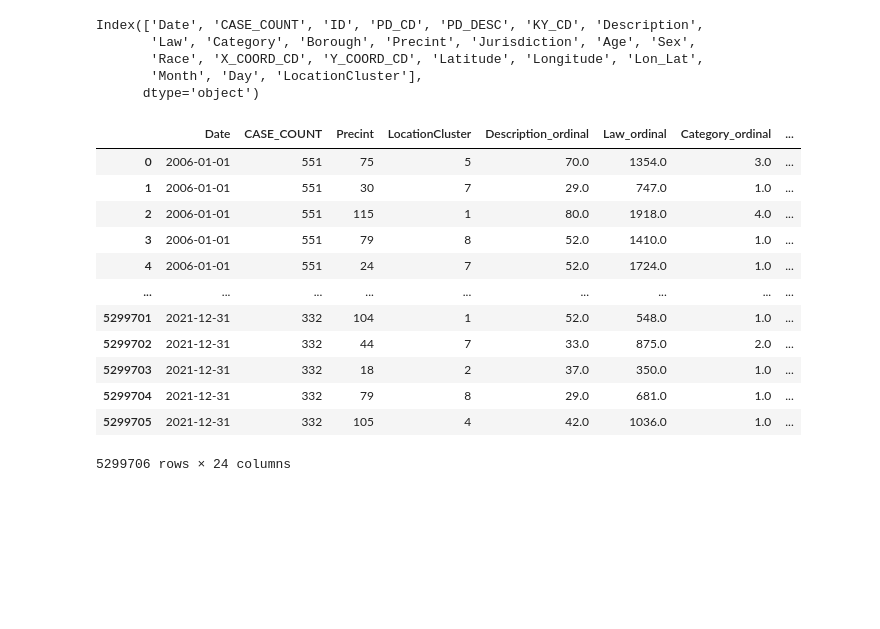
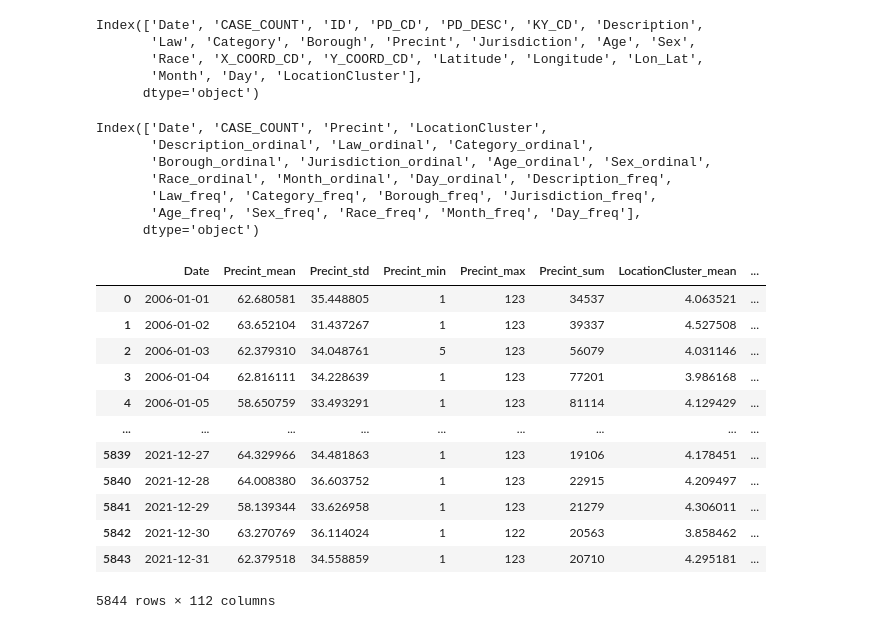
Before and after one commit to matiascapurroriver/predictivoAvanzado, a Jupyter notebook: deep_learning.ipynb, the cells around one changed output. Drawn from its saved outputs; the diff is of its cells as text; code cells hidden in the pictures; blank space fills up the shorter version.

```diff
--- a/deep_learning.ipynb
+++ b/deep_learning.ipynb
@@ -197,18 +197,12 @@ def trans_factores(df, vars_cat, var_clase):
 # %%
 df = trans_factores(df, vars_cat, var_clase)
 # %%
-df
+df.columns
 # %% [output]
-|  | Date | CASE_COUNT | Precint | LocationCluster | Description_ordinal | Law_ordinal | Category_ordinal | ... |
-| 0 | 2006-01-01 | 551 | 75 | 5 | 70.0 | 1354.0 | 3.0 | ... |
-| 1 | 2006-01-01 | 551 | 30 | 7 | 29.0 | 747.0 | 1.0 | ... |
-| 2 | 2006-01-01 | 551 | 115 | 1 | 80.0 | 1918.0 | 4.0 | ... |
-| 3 | 2006-01-01 | 551 | 79 | 8 | 52.0 | 1410.0 | 1.0 | ... |
-| 4 | 2006-01-01 | 551 | 24 | 7 | 52.0 | 1724.0 | 1.0 | ... |
-| ... | ... | ... | ... | ... | ... | ... | ... | ... |
-| 5299701 | 2021-12-31 | 332 | 104 | 1 | 52.0 | 548.0 | 1.0 | ... |
-| 5299702 | 2021-12-31 | 332 | 44 | 7 | 33.0 | 875.0 | 2.0 | ... |
-| 5299703 | 2021-12-31 | 332 | 18 | 2 | 37.0 | 350.0 | 1.0 | ... |
-| 5299704 | 2021-12-31 | 332 | 79 | 8 | 29.0 | 681.0 | 1.0 | ... |
-| 5299705 | 2021-12-31 | 332 | 105 | 4 | 42.0 | 1036.0 | 1.0 | ... |
-5299706 rows × 24 columns
+Index(['Date', 'CASE_COUNT', 'Precint', 'LocationCluster',
+       'Description_ordinal', 'Law_ordinal', 'Category_ordinal',
+       'Borough_ordinal', 'Jurisdiction_ordinal', 'Age_ordinal', 'Sex_ordinal',
+       'Race_ordinal', 'Month_ordinal', 'Day_ordinal', 'Description_freq',
+       'Law_freq', 'Category_freq', 'Borough_freq', 'Jurisdiction_freq',
+       'Age_freq', 'Sex_freq', 'Race_freq', 'Month_freq', 'Day_freq'],
+      dtype='object')
@@ -214,0 +233,16 @@ df
+# %%
+df_final
+# %% [output]
+|  | Date | Precint_mean | Precint_std | Precint_min | Precint_max | Precint_sum | LocationCluster_mean | ... |
+| 0 | 2006-01-01 | 62.680581 | 35.448805 | 1 | 123 | 34537 | 4.063521 | ... |
+| 1 | 2006-01-02 | 63.652104 | 31.437267 | 1 | 123 | 39337 | 4.527508 | ... |
+| 2 | 2006-01-03 | 62.379310 | 34.048761 | 5 | 123 | 56079 | 4.031146 | ... |
+| 3 | 2006-01-04 | 62.816111 | 34.228639 | 1 | 123 | 77201 | 3.986168 | ... |
+| 4 | 2006-01-05 | 58.650759 | 33.493291 | 1 | 123 | 81114 | 4.129429 | ... |
+| ... | ... | ... | ... | ... | ... | ... | ... | ... |
+| 5839 | 2021-12-27 | 64.329966 | 34.481863 | 1 | 123 | 19106 | 4.178451 | ... |
+| 5840 | 2021-12-28 | 64.008380 | 36.603752 | 1 | 123 | 22915 | 4.209497 | ... |
+| 5841 | 2021-12-29 | 58.139344 | 33.626958 | 1 | 123 | 21279 | 4.306011 | ... |
+| 5842 | 2021-12-30 | 63.270769 | 36.114024 | 1 | 122 | 20563 | 3.858462 | ... |
+| 5843 | 2021-12-31 | 62.379518 | 34.558859 | 1 | 123 | 20710 | 4.295181 | ... |
+5844 rows × 112 columns
```
Also changed, not shown: parts of 11 cells of this notebook.
